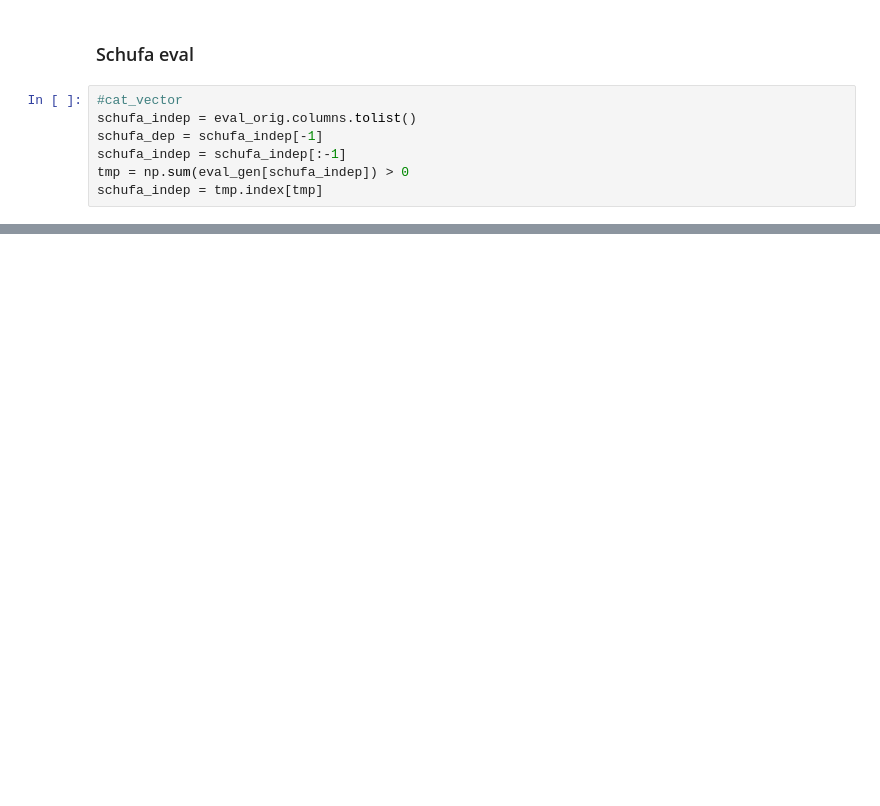
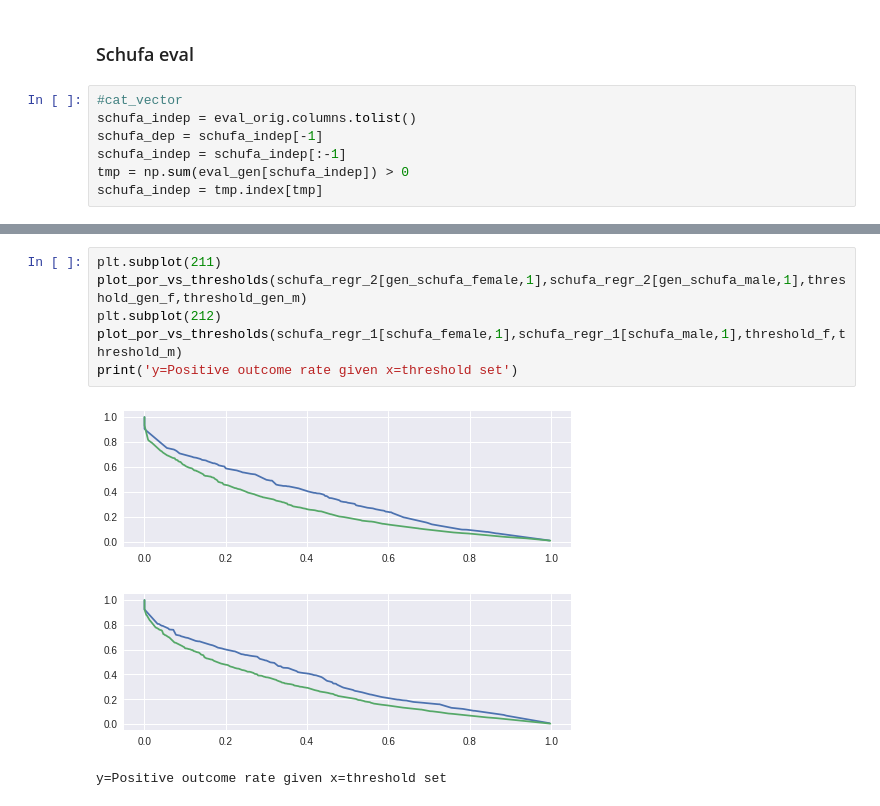
Before and after one commit to eliasbaumann/UnfairGAN, a Jupyter notebook: UnfairGAN_TPU_trial.ipynb, the cells around one changed output, grey strips where cells are left out. Cells and saved outputs as stored; diff of their text form; blank space fills up the shorter version.

```diff
--- a/UnfairGAN_TPU_trial.ipynb
+++ b/UnfairGAN_TPU_trial.ipynb
@@ -697,0 +835,10 @@ schufa_comp
+# %%
+plt.subplot(211)
+plot_por_vs_thresholds(schufa_regr_2[gen_schufa_female,1],schufa_regr_2[gen_schufa_male,1],threshold_gen_f,threshold_gen_m)
+plt.subplot(212)
+plot_por_vs_thresholds(schufa_regr_1[schufa_female,1],schufa_regr_1[schufa_male,1],threshold_f,threshold_m)
+print('y=Positive outcome rate given x=threshold set')
+# %% [output]
+[figure, added]
+[figure, added]
+y=Positive outcome rate given x=threshold set
```
Also changed, not shown: parts of 39 cells of this notebook.
